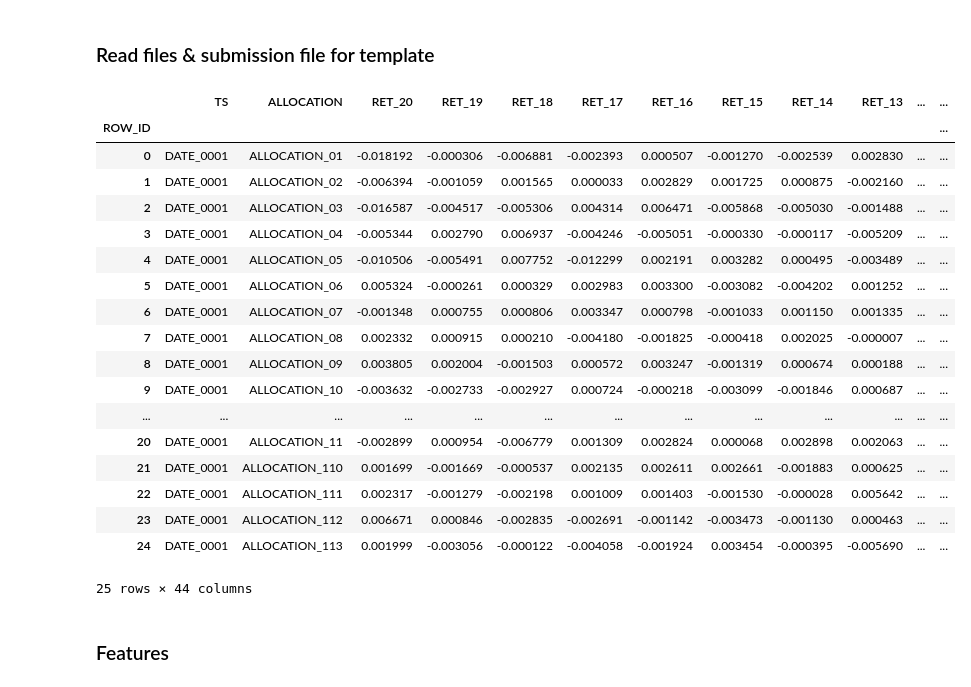
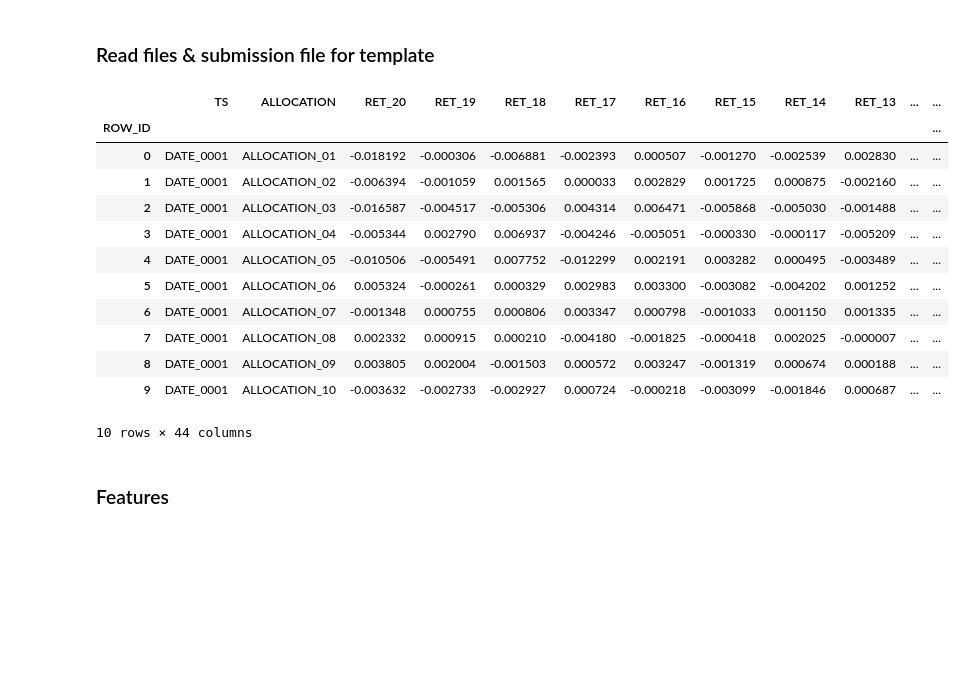
Before and after one commit to carlmonnaert/QRT-Challenge-Data-2026, a Jupyter notebook: scripts/benchmark_submission.ipynb, the cells around one changed output. Drawn from its saved outputs; the diff is of its cells as text; code cells hidden in the pictures; blank space fills up the shorter version.

```diff
--- a/scripts/benchmark_submission.ipynb
+++ b/scripts/benchmark_submission.ipynb
@@ -22,27 +22,21 @@ X_test = pd.read_csv('../data/X_test.csv',index_col='ROW_ID')
 y_train = pd.read_csv('../data/y_train.csv',index_col='ROW_ID')
 sample_submission = pd.read_csv('../submissions/sample_submission.csv',index_col='ROW_ID')
 # %%
-X_train.head(25)
+X_train.head(10)
 # %% [output]
 |  | TS | ALLOCATION | RET_20 | RET_19 | RET_18 | RET_17 | RET_16 | RET_15 | RET_14 | RET_13 | ... | ... |
 | ROW_ID |  |  |  |  |  |  |  |  |  |  |  | ... |
 | 0 | DATE_0001 | ALLOCATION_01 | -0.018192 | -0.000306 | -0.006881 | -0.002393 | 0.000507 | -0.001270 | -0.002539 | 0.002830 | ... | ... |
 | 1 | DATE_0001 | ALLOCATION_02 | -0.006394 | -0.001059 | 0.001565 | 0.000033 | 0.002829 | 0.001725 | 0.000875 | -0.002160 | ... | ... |
 | 2 | DATE_0001 | ALLOCATION_03 | -0.016587 | -0.004517 | -0.005306 | 0.004314 | 0.006471 | -0.005868 | -0.005030 | -0.001488 | ... | ... |
 | 3 | DATE_0001 | ALLOCATION_04 | -0.005344 | 0.002790 | 0.006937 | -0.004246 | -0.005051 | -0.000330 | -0.000117 | -0.005209 | ... | ... |
 | 4 | DATE_0001 | ALLOCATION_05 | -0.010506 | -0.005491 | 0.007752 | -0.012299 | 0.002191 | 0.003282 | 0.000495 | -0.003489 | ... | ... |
 | 5 | DATE_0001 | ALLOCATION_06 | 0.005324 | -0.000261 | 0.000329 | 0.002983 | 0.003300 | -0.003082 | -0.004202 | 0.001252 | ... | ... |
 | 6 | DATE_0001 | ALLOCATION_07 | -0.001348 | 0.000755 | 0.000806 | 0.003347 | 0.000798 | -0.001033 | 0.001150 | 0.001335 | ... | ... |
 | 7 | DATE_0001 | ALLOCATION_08 | 0.002332 | 0.000915 | 0.000210 | -0.004180 | -0.001825 | -0.000418 | 0.002025 | -0.000007 | ... | ... |
 | 8 | DATE_0001 | ALLOCATION_09 | 0.003805 | 0.002004 | -0.001503 | 0.000572 | 0.003247 | -0.001319 | 0.000674 | 0.000188 | ... | ... |
 | 9 | DATE_0001 | ALLOCATION_10 | -0.003632 | -0.002733 | -0.002927 | 0.000724 | -0.000218 | -0.003099 | -0.001846 | 0.000687 | ... | ... |
-| ... | ... | ... | ... | ... | ... | ... | ... | ... | ... | ... | ... | ... |
-| 20 | DATE_0001 | ALLOCATION_11 | -0.002899 | 0.000954 | -0.006779 | 0.001309 | 0.002824 | 0.000068 | 0.002898 | 0.002063 | ... | ... |
-| 21 | DATE_0001 | ALLOCATION_110 | 0.001699 | -0.001669 | -0.000537 | 0.002135 | 0.002611 | 0.002661 | -0.001883 | 0.000625 | ... | ... |
-| 22 | DATE_0001 | ALLOCATION_111 | 0.002317 | -0.001279 | -0.002198 | 0.001009 | 0.001403 | -0.001530 | -0.000028 | 0.005642 | ... | ... |
-| 23 | DATE_0001 | ALLOCATION_112 | 0.006671 | 0.000846 | -0.002835 | -0.002691 | -0.001142 | -0.003473 | -0.001130 | 0.000463 | ... | ... |
-| 24 | DATE_0001 | ALLOCATION_113 | 0.001999 | -0.003056 | -0.000122 | -0.004058 | -0.001924 | 0.003454 | -0.000395 | -0.005690 | ... | ... |
-25 rows × 44 columns
+10 rows × 44 columns
 # %% [markdown]
 ### Features
 # %%
```
Also changed, not shown: 4 other files.
